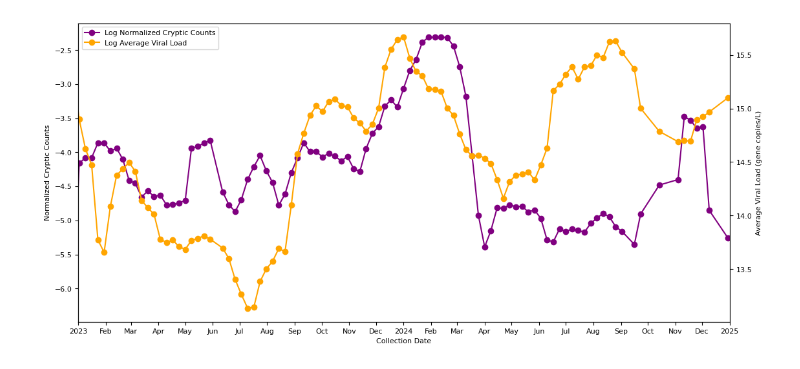
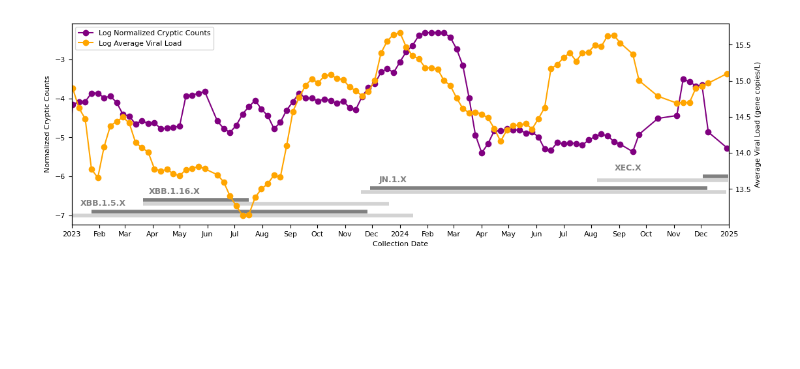
Before and after one commit to andersen-lab/covariants-paper, a Jupyter notebook: fig2/cryptics-linechart.ipynb, the cells around one changed output. Saved outputs shown, nothing was run; the diff lists cells and outputs as text; code cells hidden in the pictures; blank space fills up the shorter version.

```diff
--- a/fig2/cryptics-linechart.ipynb
+++ b/fig2/cryptics-linechart.ipynb
@@ -18,6 +18,13 @@ matplotlib.rcParams['pdf.fonttype'] = 42
 matplotlib.rcParams['ps.fonttype'] = 42
 plt.rcParams['font.size'] = 8
 matplotlib.rcParams['date.converter'] = 'concise'
+
+LINEAGES = [
+    'XBB.1.5.X',
+    'XBB.1.16.X',
+    'JN.1.X',
+    'XEC.X',
+]
 # %%
 cryptic_detects = pd.read_csv('../data/covar_clinical_detections.tsv', sep='\t')
 
@@ -89,30 +120,60 @@ cryptic_detects
 # %%
 # Plot both cryptic counts and viral load over time with dual y-axes
-fig, ax1 = plt.subplots(figsize=(13, 6))
+fig, ax1 = plt.subplots(figsize=(13, 4))
 ax2 = ax1.twinx()
-ax1.plot(cryptic_detects['week_start'], np.log(cryptic_detects['cryptic_count']), color='purple', marker='o', label='Log Normalized Cryptic Counts')
-ax2.plot(cryptic_detects['week_start'], np.log(cryptic_detects['avg_viral_load']), color='orange', marker='o', label='Log Average Viral Load')
+
+# Plot main data
+ax1.plot(
+    cryptic_detects['week_start'],
+    np.log(cryptic_detects['cryptic_count']),
+    color='purple', marker='o', label='Log Normalized Cryptic Counts'
+)
+ax2.plot(
+    cryptic_detects['week_start'],
+    np.log(cryptic_detects['avg_viral_load']),
+    color='orange', marker='o', label='Log Average Viral Load'
+)
+
 ax1.set_xlabel('Collection Date')
 ax1.set_ylabel('Normalized Cryptic Counts')
 ax2.set_ylabel('Average Viral Load (gene copies/L)')
 
-# add legend
+# --- Add lineage prevalence bars with annotations ---
+for start, end, y, label in lineage_dates_thresh1.values():
+    # Draw horizontal line
+    ax1.hlines(y, start, end, colors='lightgray', linewidth=4)
+
+    ax1.text(
+        start + pd.Timedelta(5, 'W'), y + 0.20,  # slight vertical offset
+        label,
+        ha='center', va='bottom',
+        fontsize=9, color='gray',
+        rotation=0, fontweight='bold'
+    )
+
+# --- Add lineage prevalence bars with annotations ---
+for start, end, y, label in lineage_dates_thresh2.values():
+    # Draw horizontal line
+    ax1.hlines(y + 0.1, start, end, colors='gray', linewidth=4)
+
+
+# --- Combine legends for line plots only ---
 lines_1, labels_1 = ax1.get_legend_handles_labels()
 lines_2, labels_2 = ax2.get_legend_handles_labels()
 ax1.legend(lines_1 + lines_2, labels_1 + labels_2, loc='upper left')
 
-# use month locator for x-axis
+# --- Format x-axis ---
 ax1.xaxis.set_major_locator(mdates.MonthLocator())
 ax1.xaxis.set_major_formatter(plt.FuncFormatter(custom_month_year_formatter))
 
+# --- Fit limits ---
+ax1.set_xlim(pd.to_datetime('2023-01-01'), pd.to_datetime('2025-01-01'))
 
-# Fit x-lim
-ax1.set_xlim(pd.to_datetime('2023-01-01'), pd.to_datetime('2025-01-01'))
 plt.savefig(
     'plots/cryptics_viral_load_logscale.pdf',
     transparent=True,
     bbox_inches='tight',
     dpi=300
 )
 # %% [output]
-[figure, old version]
+[figure, new version]
```
Also changed, not shown: parts of 2 cells of this notebook, 38 other files.
